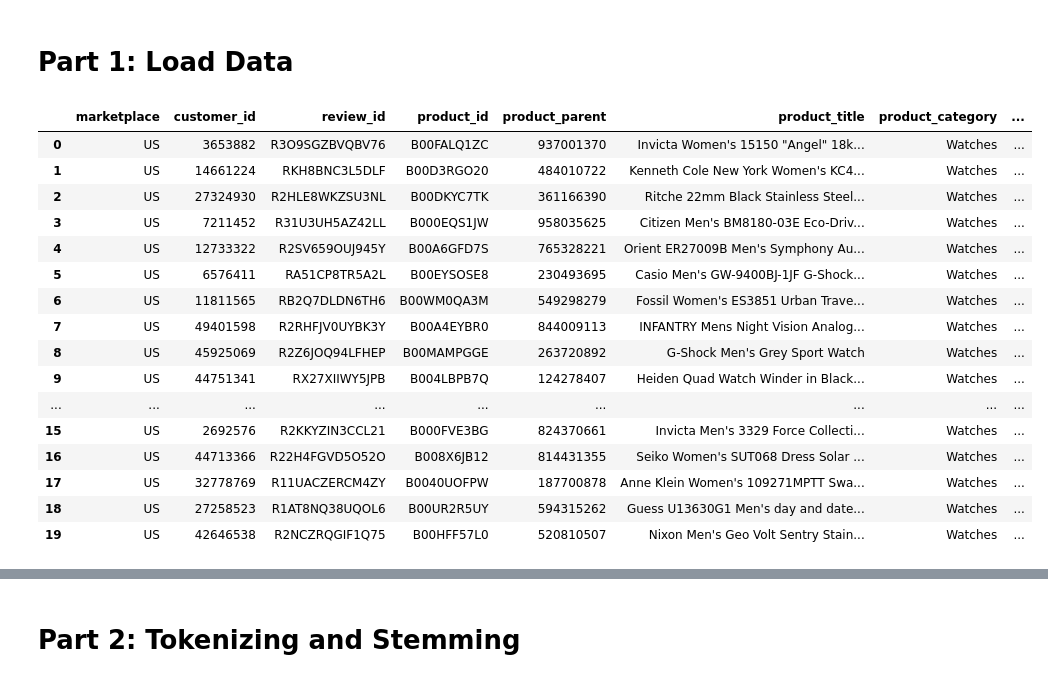
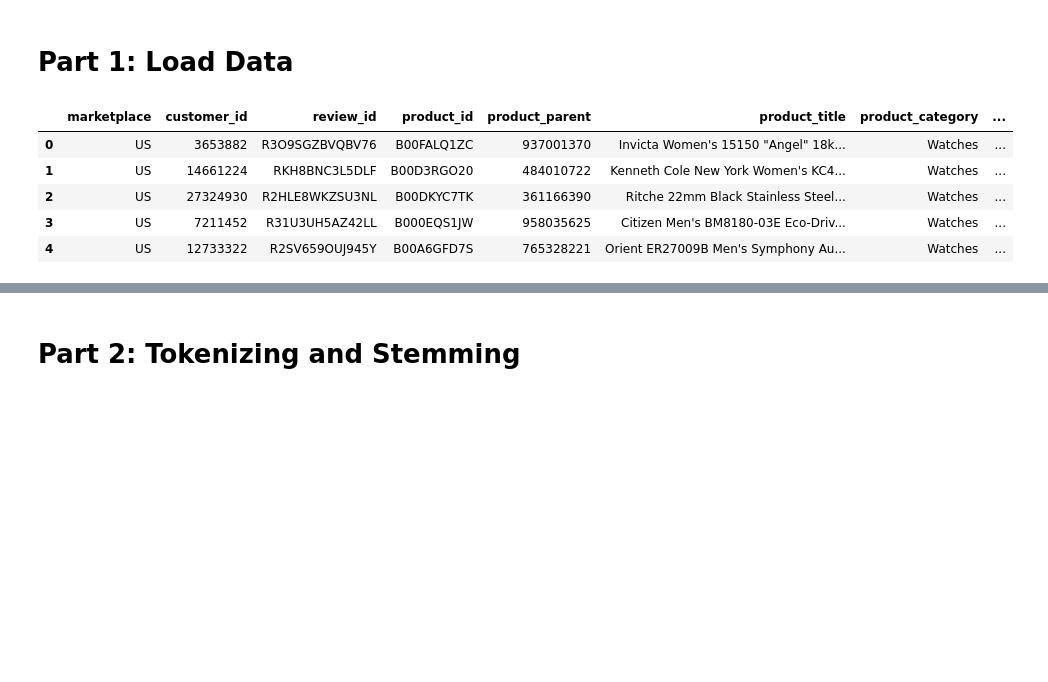
Before and after one commit to diwu437/diwu-github.io, a Jupyter notebook: Document_Clustering_and_Topic_Modeling_ipynb”.ipynb, the cells around one changed output, grey strips where cells are left out. Drawn from its saved outputs; the diff is of its cells as text; code cells hidden in the pictures; blank space fills up the shorter version.

```diff
--- a/Document_Clustering_and_Topic_Modeling_ipynb”.ipynb
+++ b/Document_Clustering_and_Topic_Modeling_ipynb”.ipynb
@@ -50,25 +50,14 @@ nltk.download('stopwords')
 # Load data into dataframe
 df = pd.read_csv('data.tsv', sep='\t', header=0, error_bad_lines=False)
 # %%
-df.head(20)
+df.head(5)
 # %% [output]
 |  | marketplace | customer_id | review_id | product_id | product_parent | product_title | product_category | ... |
 | 0 | US | 3653882 | R3O9SGZBVQBV76 | B00FALQ1ZC | 937001370 | Invicta Women's 15150 "Angel" 18k... | Watches | ... |
 | 1 | US | 14661224 | RKH8BNC3L5DLF | B00D3RGO20 | 484010722 | Kenneth Cole New York Women's KC4... | Watches | ... |
 | 2 | US | 27324930 | R2HLE8WKZSU3NL | B00DKYC7TK | 361166390 | Ritche 22mm Black Stainless Steel... | Watches | ... |
 | 3 | US | 7211452 | R31U3UH5AZ42LL | B000EQS1JW | 958035625 | Citizen Men's BM8180-03E Eco-Driv... | Watches | ... |
 | 4 | US | 12733322 | R2SV659OUJ945Y | B00A6GFD7S | 765328221 | Orient ER27009B Men's Symphony Au... | Watches | ... |
-| 5 | US | 6576411 | RA51CP8TR5A2L | B00EYSOSE8 | 230493695 | Casio Men's GW-9400BJ-1JF G-Shock... | Watches | ... |
-| 6 | US | 11811565 | RB2Q7DLDN6TH6 | B00WM0QA3M | 549298279 | Fossil Women's ES3851 Urban Trave... | Watches | ... |
-| 7 | US | 49401598 | R2RHFJV0UYBK3Y | B00A4EYBR0 | 844009113 | INFANTRY Mens Night Vision Analog... | Watches | ... |
-| 8 | US | 45925069 | R2Z6JOQ94LFHEP | B00MAMPGGE | 263720892 | G-Shock Men's Grey Sport Watch | Watches | ... |
-| 9 | US | 44751341 | RX27XIIWY5JPB | B004LBPB7Q | 124278407 | Heiden Quad Watch Winder in Black... | Watches | ... |
-| ... | ... | ... | ... | ... | ... | ... | ... | ... |
-| 15 | US | 2692576 | R2KKYZIN3CCL21 | B000FVE3BG | 824370661 | Invicta Men's 3329 Force Collecti... | Watches | ... |
-| 16 | US | 44713366 | R22H4FGVD5O52O | B008X6JB12 | 814431355 | Seiko Women's SUT068 Dress Solar ... | Watches | ... |
-| 17 | US | 32778769 | R11UACZERCM4ZY | B0040UOFPW | 187700878 | Anne Klein Women's 109271MPTT Swa... | Watches | ... |
-| 18 | US | 27258523 | R1AT8NQ38UQOL6 | B00UR2R5UY | 594315262 | Guess U13630G1 Men's day and date... | Watches | ... |
-| 19 | US | 42646538 | R2NCZRQGIF1Q75 | B00HFF57L0 | 520810507 | Nixon Men's Geo Volt Sentry Stain... | Watches | ... |
 # %%
 # Remove missing value
 df.review_body.dropna(inplace=True)
```
Also changed, not shown: parts of 2 cells of this notebook.
